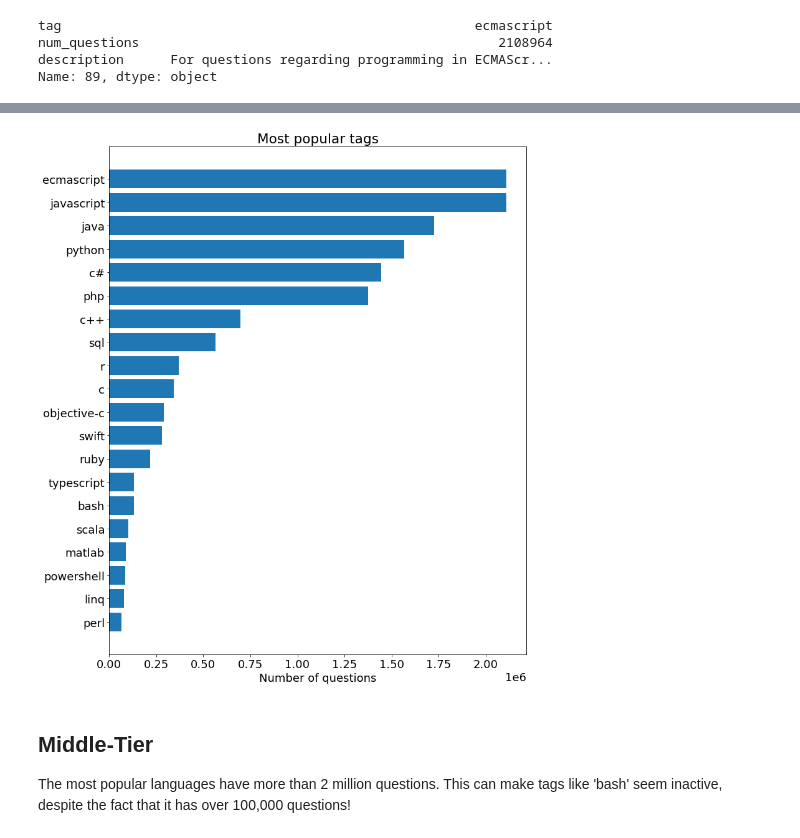
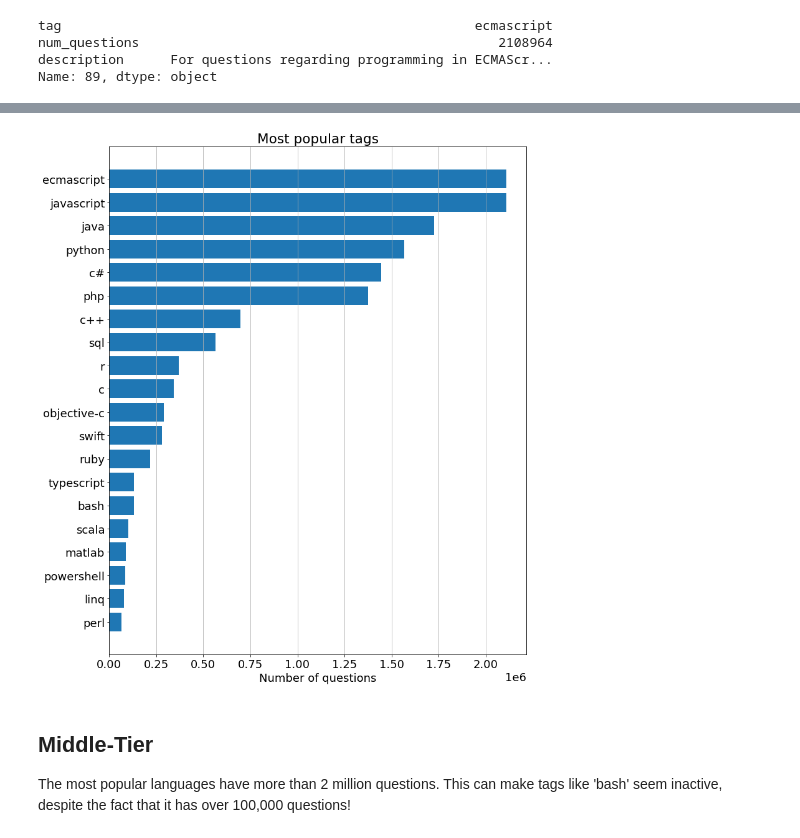
Before and after one commit to paigeweber13/learning-sandbox, a Jupyter notebook: data-science/stackoverflow-questions-per-language/stackoverflow-questions-per-language.ipynb, the cells around one changed output, grey strips where cells are left out. Drawn from its saved outputs; the diff is of its cells as text; code cells hidden in the pictures.

```diff
--- a/data-science/stackoverflow-questions-per-language/stackoverflow-questions-per-language.ipynb
+++ b/data-science/stackoverflow-questions-per-language/stackoverflow-questions-per-language.ipynb
@@ -372,21 +373,21 @@ It's obvious that the vast majority of languages have very few questions on stac
 # %%
 # we chose top 30, this is arbitrary
 pl_top_ten = pl_df.iloc[0:20]
 
 fig = plt.figure(figsize=(12, 15))
 ax = plt.subplot()
 
 ax.barh(pl_top_ten['tag'], pl_top_ten['num_questions'])
 
 ax.set_xlabel('Number of questions')
 ax.set_title('Most popular tags')
 
 ax.invert_yaxis()
-#ax.set_xlim([0, 20000])
+ax.grid(axis='x')
 
 plt.show()
 # %% [output]
-[figure, old version]
+[figure, new version]
 # %% [markdown]
 ## Middle-Tier
 The most popular languages have more than 2 million questions. This can make tags like 'bash' seem inactive, despite the fact that it has over 100,000 questions!
```
Also changed, not shown: parts of 9 cells of this notebook.
